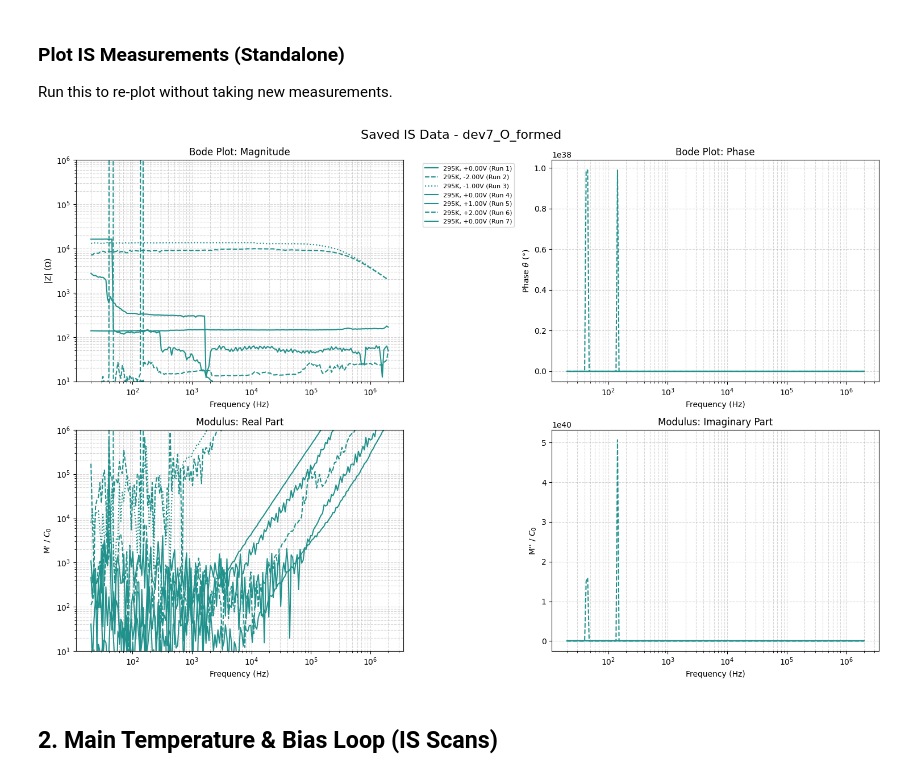
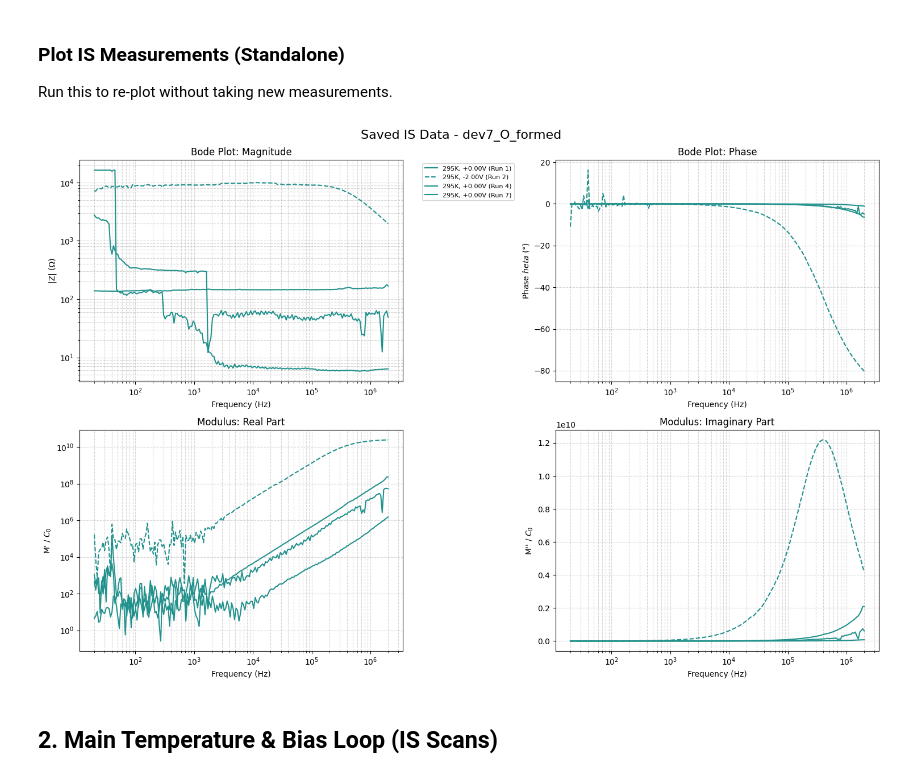
Before and after one commit to hc3413/Instrument_Control_Python, a Jupyter notebook: Jupyter Scripts/Agilent_Janis_Control.ipynb, the cells around one changed output. Saved outputs shown, nothing was run; the diff lists cells and outputs as text; code cells hidden in the pictures.

```diff
--- a/Jupyter Scripts/Agilent_Janis_Control.ipynb
+++ b/Jupyter Scripts/Agilent_Janis_Control.ipynb
@@ -122,7 +132,7 @@ current_temp = 295#janis.temperature
 dc_biases = [0.0, -2.0]  # V
 ac_amplitude = 0.05 # V
 
-sweep_name = "dev7_O_formed"
+sweep_name = "dev7_P_pristine"
 
 # Run pristine measurement
 next_run = run_temperature_bias_sweep_with_live_plot(
@@ -135,11 +145,12 @@ next_run = run_temperature_bias_sweep_with_live_plot(
     freq_points=frequencies,
     Vrms=ac_amplitude,
     filename_suffix="_pristine",
-    run_count_start=7,
+    run_count_start=1,
     run_select=None,
     extra_settle_time=0,
     log_y_left=True,   # log scale for Magnitude / Modulus Real
     log_y_right=False,  # linear scale for Phase / Modulus Imaginary
-     y_range_left=[1e1,1e6],        # e.g. (1e3, 1e7)
+    #y_range_left=[1e1,1e6],        # e.g. (1e3, 1e7)
+    remove_outliers= True,
 )
 # %% [output]
@@ -150,21 +166,21 @@ Run this to re-plot without taking new measurements.
 # %%
 # Plot saved IS data from a specific folder without connecting to the instrument
 # Use run_num to select specific runs (e.g., run_num=[1, 2]). Use None to plot all matching runs.
 # Use temp_points and bias_points to filter only specific measurements (with tolerances).
 load_and_plot_is(
     parent_dir=output_path,
     sweep_name=sweep_name,
     temp_points=[current_temp], # e.g. [300, 290]
     bias_points=dc_biases,    # e.g. [0.0, 1.0]
     run_num=None,
     log_y_left=True,
     log_y_right=False,
-    y_range_left=[1e1,1e6],        # e.g. (1e3, 1e7)
+   # y_range_left=[1e1,1e6],        # e.g. (1e3, 1e7)
     y_range_right=None,       # e.g. (-90, 90)
-    remove_outliers=False     # Mask Z > 1e10, Z < 0, Phase > +/-180
+    remove_outliers=True     # Mask Z > 1e10, Z < 0, Phase > +/-180
 )
 # %% [output]
-[figure, old version]
+[figure, new version]
 # %% [markdown]
 ## 2. Main Temperature & Bias Loop (IS Scans)
 # %%
```
Also changed, not shown: parts of 2 cells of this notebook.
